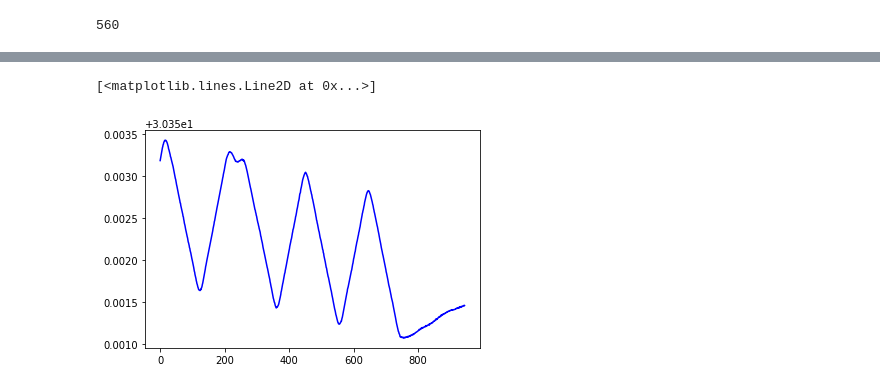
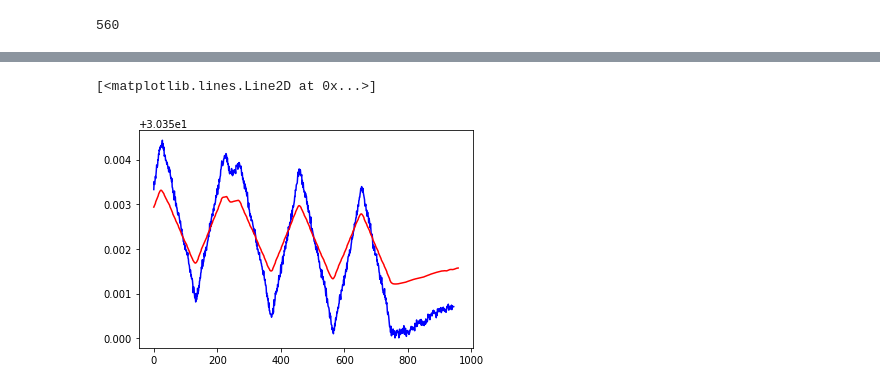
Before and after one commit to SanjibSarkarU/colab-NN, a Jupyter notebook: lstm.ipynb, the cells around one changed output, grey strips where cells are left out. Saved outputs shown, nothing was run; the diff lists cells and outputs as text; code cells hidden in the pictures.

```diff
--- a/lstm.ipynb
+++ b/lstm.ipynb
@@ -98,8 +90,18 @@ train_xaxis, test_xaxis = train_test_split(xaxis, 0.7)
 train_lat.shape
 # %% [output]
 (2240, 1)
+# %%
+tl= test_lat
 # %%
 train_lat
+# %%
+def test_data_preparation(series, window_size, batch_size):
+    dataset = tf.data.Dataset.from_tensor_slices(series)
+    dataset = dataset.window(window_size, shift=1, drop_remainder=True)
+    dataset = dataset.flat_map(lambda window: window.batch(window_size))
+    # dataset = dataset.shuffle(shuffle_buffer).map(lambda window: (window[:-1], window[-1:]))
+    dataset = dataset.batch(batch_size).prefetch(1)
+    return dataset
 # %%
 from keras.preprocessing.sequence import TimeseriesGenerator
 def ts_data_preparation(features, window_size=5, future=1, batch_size =1, shuffle=False):
@@ -110,8 +112,10 @@ def ts_data_preparation(features, window_size=5, future=1, batch_size =1, shuffl
 # %%
 window_size=15
 future =1
-batch_size= 15
+batch_size= 32
 train_x_lat = ts_data_preparation(train_lat, window_size=window_size, future=future, batch_size=batch_size, shuffle=True)
 train_x_lng = ts_data_preparation(train_lng, window_size=window_size, future=future, batch_size=batch_size, shuffle=True)
-
-# test_lat = ts_data_preparation(test_lat, window_size=window_size, future=future, batch_size=batch_size, shuffle=False)
+# %%
+# window_size = 2
+# batch_size = 1
+test_lat = test_data_preparation(test_lat, window_size=window_size, batch_size=batch_size)
@@ -192,8 +196,8 @@ testPredict_lat
 # %%
 plt.plot(testPredict_lat, color='b')
-# plt.plot(test_lat)
+plt.plot(tl, color = 'r')
 # %% [output]
 [<matplotlib.lines.Line2D at 0x...>]
-[figure, old version]
+[figure, new version]
 # %%
 plt.plot(series_lat)
```
Also changed, not shown: parts of 13 cells of this notebook.
